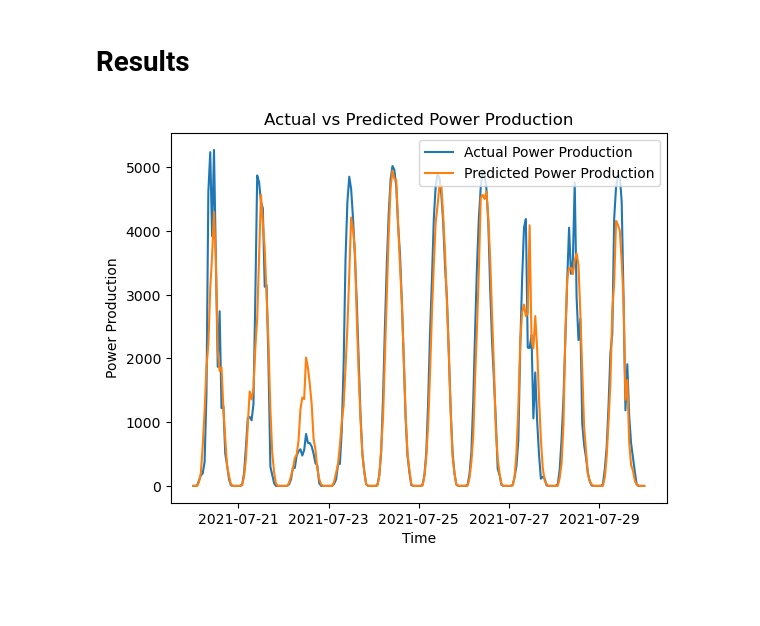
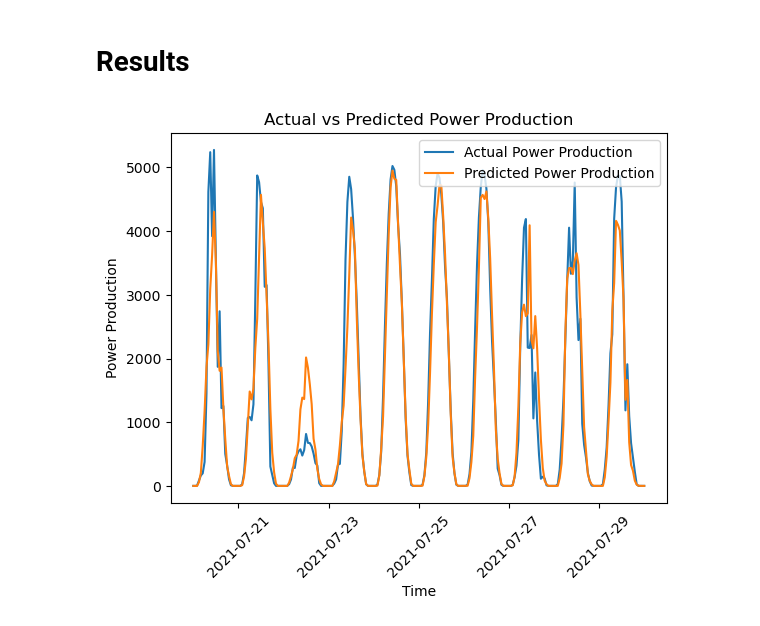
Before and after one commit to etfroeland/solarEnergyProductionForecasting, a Jupyter notebook: solar_prediction.ipynb, the cells around one changed output. Saved outputs shown, nothing was run; the diff lists cells and outputs as text; code cells hidden in the pictures; blank space fills up the shorter version.

Commit message:
plot fix

```diff
--- a/solar_prediction.ipynb
+++ b/solar_prediction.ipynb
@@ -441,13 +441,12 @@ pred_nooutliers_radx.index = y_test.index
 # %%
 plt.figure()
 plt.plot(y_test.index, y_test.values, label='Actual Power Production')
 plt.plot(pred_nooutliers_radx.index, pred_nooutliers_radx.values, label='Predicted Power Production')
 plt.xlabel('Time')
 plt.ylabel('Power Production')
 plt.title('Actual vs Predicted Power Production')
+plt.xticks(rotation=45)
 plt.legend()
-
-# Display the plot
 plt.show()
 # %% [output]
-[figure, old version]
+[figure, new version]
```
